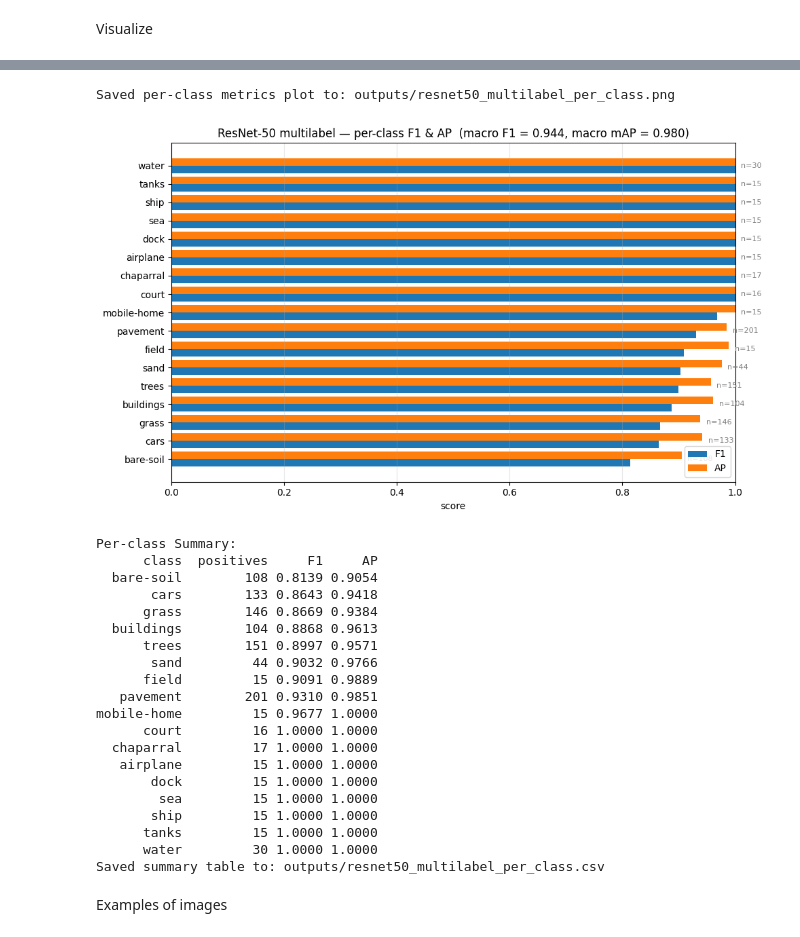
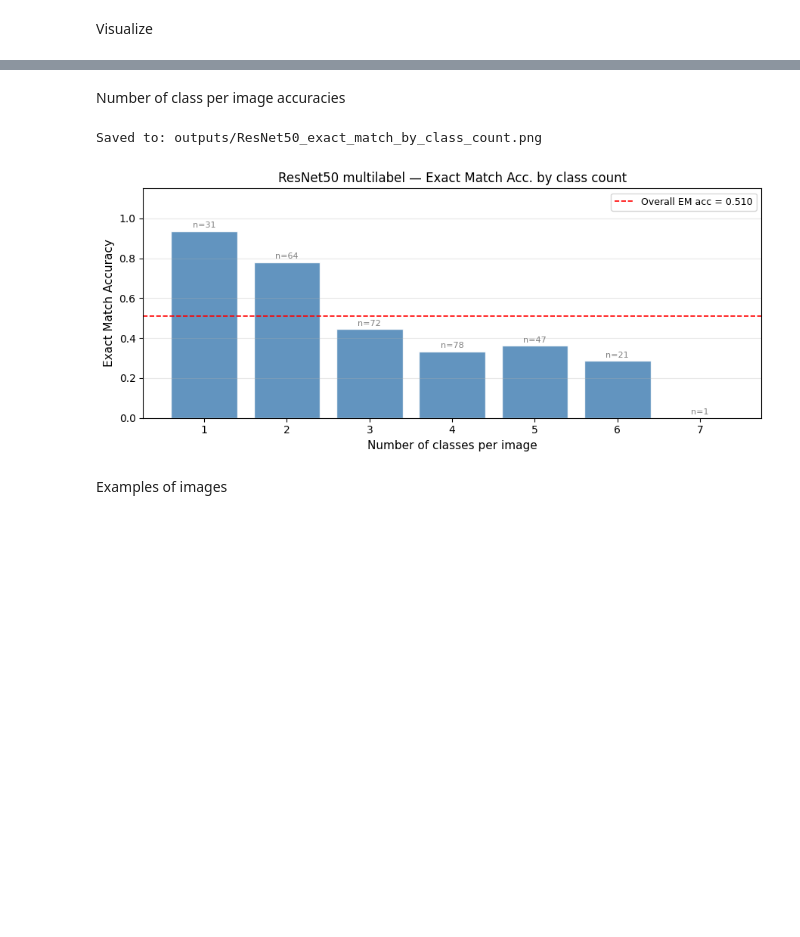
Before and after one commit to gabrielcastrob/Deep_learning_WUR, a Jupyter notebook: notebooks/00_ML_Resnet.ipynb, the cells around one changed output, grey strips where cells are left out. Drawn from its saved outputs; the diff is of its cells as text; code cells hidden in the pictures; blank space fills up the shorter version.

```diff
--- a/notebooks/00_ML_Resnet.ipynb
+++ b/notebooks/00_ML_Resnet.ipynb
@@ -316,41 +335,18 @@ plot_training_curves(csv_logger, model_name="ResNet-50 multilabel",
-# %%
-from utils import plot_per_class_metrics
-
-# Usage
-fig, ax, summary_df = plot_per_class_metrics(
-    test_labels=test_labels,
-    test_preds=test_preds,
-    test_probs=test_probs,
-    classes=classes,
-    macro_f1=metrics['macro_f1'],
-    macro_map=metrics['macro_map'],
-    model_name="ResNet-50 multilabel",
-    save_path="outputs/resnet50_multilabel_per_class.png",
-    csv_output="outputs/resnet50_multilabel_per_class.csv"
-)
-# %% [output]
-Saved per-class metrics plot to: outputs/resnet50_multilabel_per_class.png
-[figure, removed]
-Per-class Summary:
-      class  positives     F1     AP
-  bare-soil        108 0.8139 0.9054
-       cars        133 0.8643 0.9418
-      grass        146 0.8669 0.9384
-  buildings        104 0.8868 0.9613
-      trees        151 0.8997 0.9571
-       sand         44 0.9032 0.9766
-      field         15 0.9091 0.9889
-   pavement        201 0.9310 0.9851
-mobile-home         15 0.9677 1.0000
-      court         16 1.0000 1.0000
-  chaparral         17 1.0000 1.0000
-   airplane         15 1.0000 1.0000
-       dock         15 1.0000 1.0000
-        sea         15 1.0000 1.0000
-       ship         15 1.0000 1.0000
-      tanks         15 1.0000 1.0000
-      water         30 1.0000 1.0000
-Saved summary table to: outputs/resnet50_multilabel_per_class.csv
+# %% [markdown]
+Number of class per image accuracies
+# %%
+#
+from utils import plot_exact_match_by_class_count
+
+fig, ax = plot_exact_match_by_class_count(
+    preds=test_preds,
+    labels=test_labels,
+    model_name=f"{PRETRAINED_MODEL} multilabel",
+    save_path=f"outputs/{PRETRAINED_MODEL}_exact_match_by_class_count.png"
+)
+# %% [output]
+Saved to: outputs/ResNet50_exact_match_by_class_count.png
+[figure, added]
 # %% [markdown]
 Examples of images
 # %%
```
Also changed, not shown: parts of 16 cells of this notebook, 1 other file.
